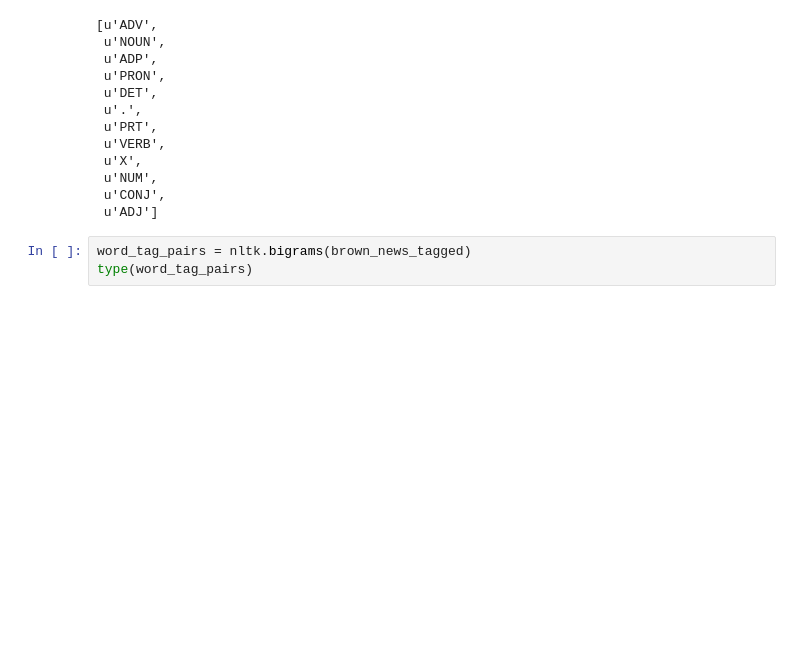
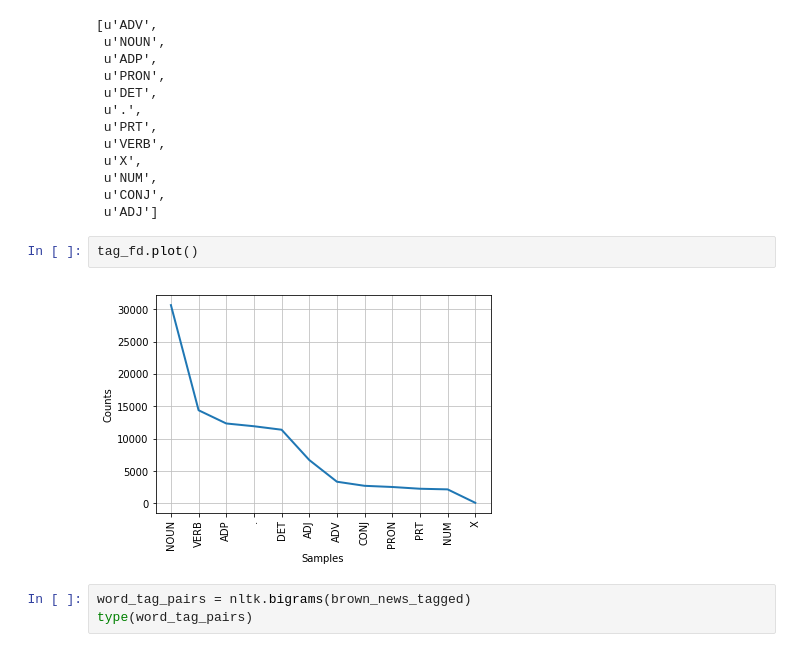
Before and after one commit to adrian3ka/machine-learning-collection, a Jupyter notebook: book/bab5/5 - 1 & 5 - 2.ipynb, the cells around one changed output. Saved outputs shown, nothing was run; the diff lists cells and outputs as text; blank space fills up the shorter version.

```diff
--- a/book/bab5/5 - 1 & 5 - 2.ipynb
+++ b/book/bab5/5 - 1 & 5 - 2.ipynb
@@ -141,6 +161,10 @@ tag_fd.keys()
  u'NUM',
  u'CONJ',
  u'ADJ']
+# %%
+tag_fd.plot()
+# %% [output]
+[figure, added]
 # %%
 word_tag_pairs = nltk.bigrams(brown_news_tagged)
 type(word_tag_pairs)
```
Also changed, not shown: parts of 18 cells of this notebook, 4 other files.
